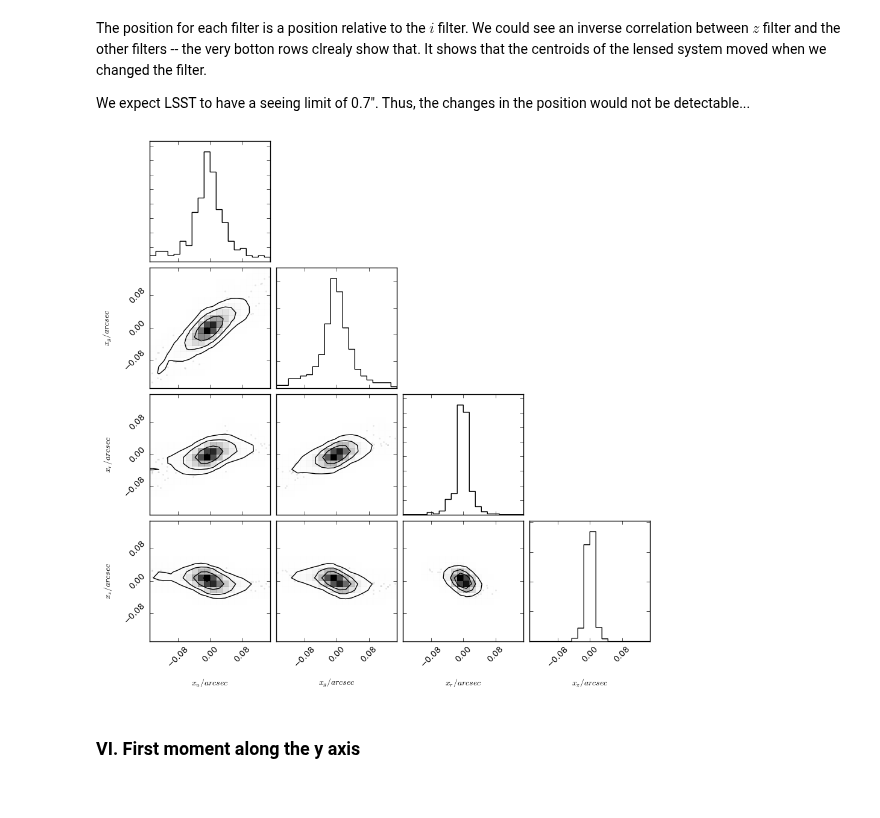
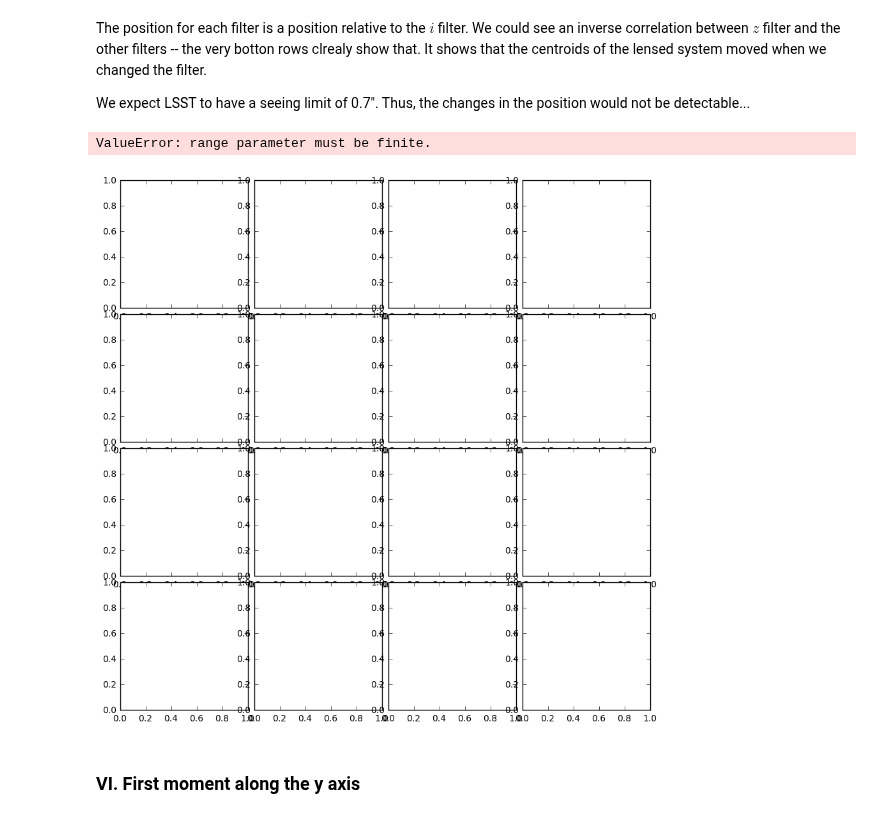
Before and after one commit to jiwoncpark/SLRealizer, a Jupyter notebook: python/desc/slrealizer/Cornerplot.ipynb, the cells around one changed output. Drawn from its saved outputs; the diff is of its cells as text; code cells hidden in the pictures.

```diff
--- a/python/desc/slrealizer/Cornerplot.ipynb
+++ b/python/desc/slrealizer/Cornerplot.ipynb
@@ -104,9 +104,10 @@ The position for each filter is a position relative to the $i$ filter. We could
 
 We expect LSST to have a seeing limit of 0.7". Thus, the changes in the position would not be detectable...
 # %%
-fig = realizer.generate_cornerplot(object_table_dir='../../../data/object_catalog.csv', option=['x_position'], range = [(-0.15, 0.15), (-0.15, 0.15), (-0.15, 0.15), (-0.15, 0.15)])
+fig = realizer.generate_cornerplot(object_table_dir='../../../data/object_catalog_galsim.csv', option=['x_position'])
 # %% [output]
+ValueError: range parameter must be finite.
-[figure, old version]
+[figure, new version]
 # %% [markdown]
 ### VI. First moment along the y axis
 # %% [markdown]
```
Also changed, not shown: parts of 7 cells of this notebook, 3 other files.
